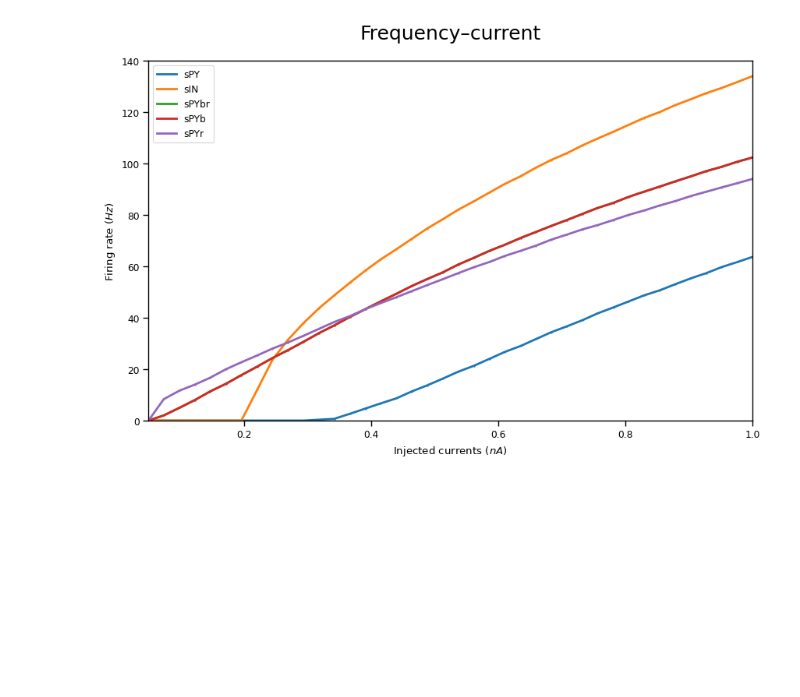
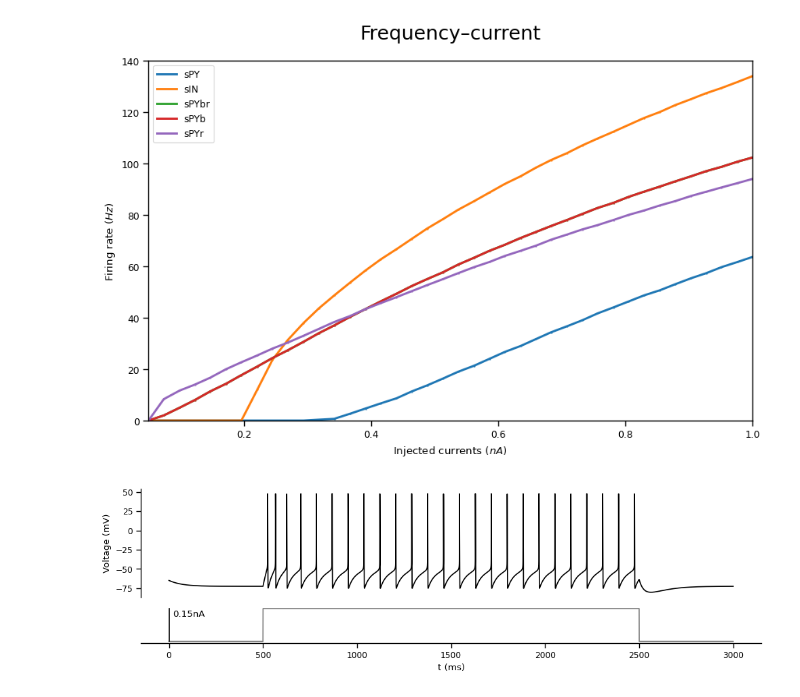
Before and after one commit to FernandoSBorges/chimeras, a Jupyter notebook: notebooks/temp.ipynb, the cells around one changed output. Saved outputs shown, nothing was run; the diff lists cells and outputs as text; code cells hidden in the pictures; blank space fills up the shorter version.

```diff
--- a/notebooks/temp.ipynb
+++ b/notebooks/temp.ipynb
@@ -46,0 +49,46 @@ The PostScript backend does not support transparency; partially transparent arti
+# %%
+f = open(f'../data/sPY/Pospischil2008_RS_sPY_data.json')
+
+Pospischil2008_RS_sPY_data = json.load(f)
+# %%
+amp = Pospischil2008_RS_sPY_data['simConfig']['IClamp0']['amp']
+dur = Pospischil2008_RS_sPY_data['simConfig']['IClamp0']['dur']
+start = Pospischil2008_RS_sPY_data['simConfig']['IClamp0']['start']
+recordStep = Pospischil2008_RS_sPY_data['simConfig']['recordStep']
+# %%
+voltage = np.array(list(Pospischil2008_RS_sPY_data['simData']['V_soma'].values())[0])
+time = np.array(Pospischil2008_RS_sPY_data['simData']['t'])
+stim_current = np.array([0 if x < start/recordStep or x > (dur+start)/recordStep else amp for x in range(0, len(time))])
+# %%
+def plot_voltage_stim(voltage, time, stim_current, savefig = False):
+
+    f, (ax0, ax1) = plt.subplots(2,1, figsize=(10,3), gridspec_kw = {'height_ratios':[3, 1]})
+    sns.lineplot(x = time, y =voltage, color='black', ax=ax0)
+    ax1.plot(time,stim_current, 'gray')
+
+    ax0.set_ylabel('Voltage (mV)')
+    ax0.spines['right'].set_visible(False)
+    ax0.spines['top'].set_visible(False)
+    ax0.spines['bottom'].set_visible(False)
+    ax0.get_xaxis().set_visible(False)
+
+
+    ax1.plot([0,0],[0,0.15],'k')
+    ax1.text(20,0.125,f'{stim_current.max()}nA',va='center')
+    ax1.set_ylabel('I (nA)')
+    ax1.set_xlabel('t (ms)')
+
+    ax1.spines['right'].set_visible(False)
+    ax1.spines['top'].set_visible(False)
+    ax1.spines['left'].set_visible(False)
+    ax1.get_yaxis().set_visible(False)
+    plt.tight_layout()
+    if savefig:
+        plt.savefig('../data/sPY/Pospischil2008_RS_sPY_spikes.png')
+
+
+    plt.show()
+# %%
+plot_voltage_stim(voltage, time, stim_current, savefig=True)
+# %% [output]
+[figure, added]
```
Also changed, not shown: parts of 1 cell of this notebook, 5 other files.
